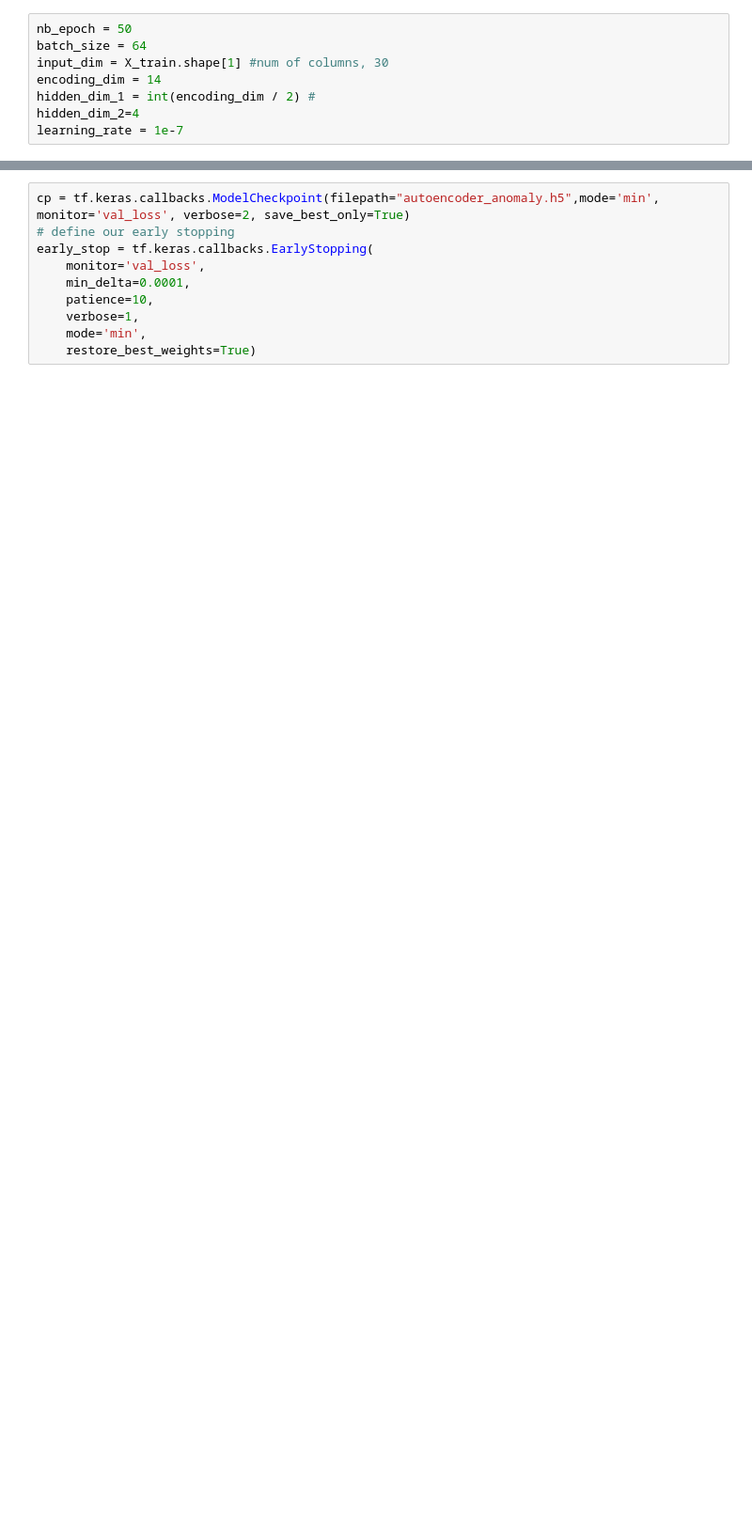
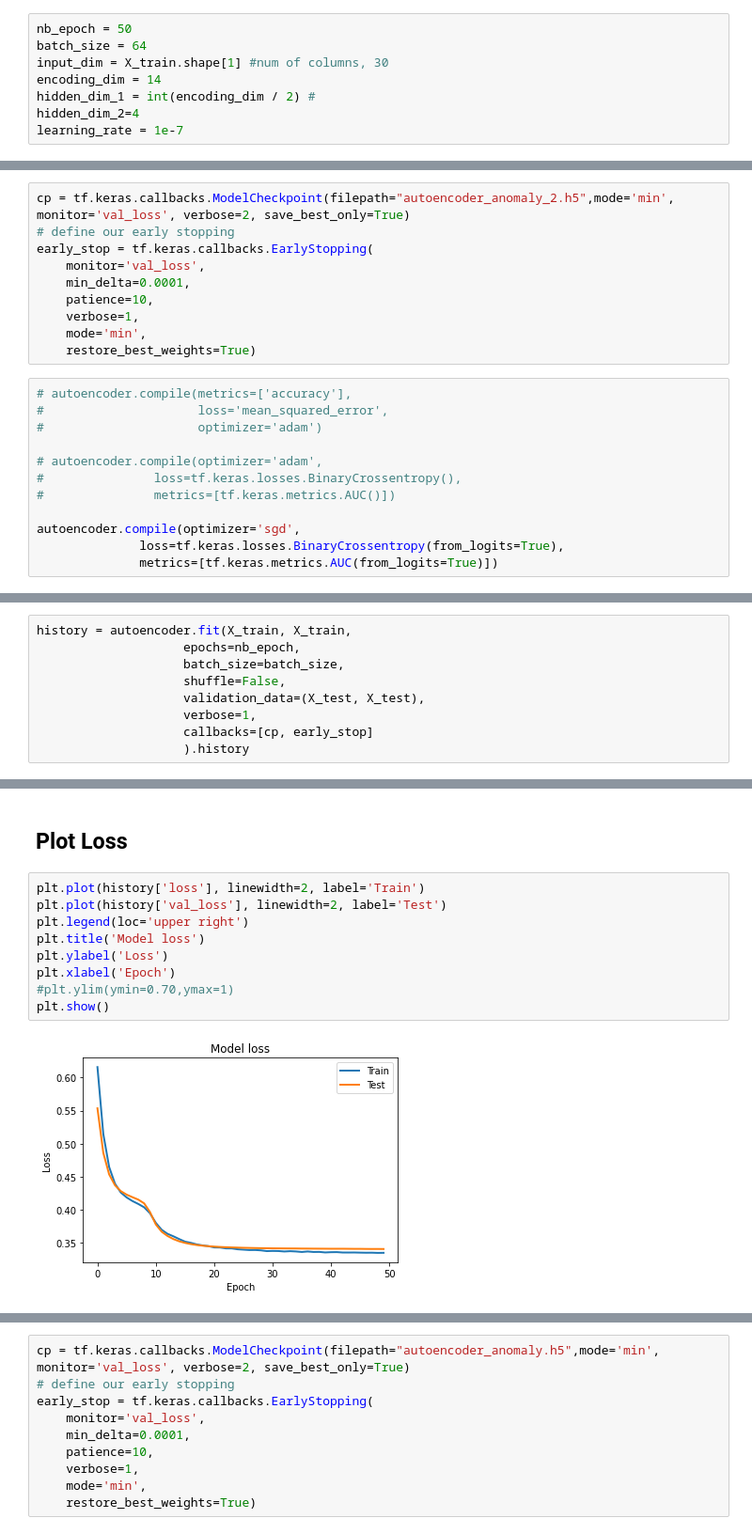
Before and after one commit to ChetanaRajabhoj/kagglex-project, a Jupyter notebook: notebooks/4.0-cr-model-1-autoencoder.ipynb, the cells around one changed output, grey strips where cells are left out. Shown at 94% size. Saved outputs shown, nothing was run; the diff lists cells and outputs as text; blank space fills up the shorter version.

```diff
--- a/notebooks/4.0-cr-model-1-autoencoder.ipynb
+++ b/notebooks/4.0-cr-model-1-autoencoder.ipynb
@@ -148,2 +157,24 @@ Trainable params: 1,052
 Non-trainable params: 0
 _________________________________________________________________
+# %%
+cp = tf.keras.callbacks.ModelCheckpoint(filepath="autoencoder_anomaly_2.h5",mode='min', monitor='val_loss', verbose=2, save_best_only=True)
+# define our early stopping
+early_stop = tf.keras.callbacks.EarlyStopping(
+    monitor='val_loss',
+    min_delta=0.0001,
+    patience=10,
+    verbose=1,
+    mode='min',
+    restore_best_weights=True)
+# %%
+# autoencoder.compile(metrics=['accuracy'],
+#                     loss='mean_squared_error',
+#                     optimizer='adam')
+
+# autoencoder.compile(optimizer='adam',
+#               loss=tf.keras.losses.BinaryCrossentropy(),
+#               metrics=[tf.keras.metrics.AUC()])
+
+autoencoder.compile(optimizer='sgd',
+              loss=tf.keras.losses.BinaryCrossentropy(from_logits=True),
+              metrics=[tf.keras.metrics.AUC(from_logits=True)])
@@ -149,0 +183,9 @@ _________________________________________________________________
+# %%
+history = autoencoder.fit(X_train, X_train,
+                    epochs=nb_epoch,
+                    batch_size=batch_size,
+                    shuffle=False,
+                    validation_data=(X_test, X_test),
+                    verbose=1,
+                    callbacks=[cp, early_stop]
+                    ).history
@@ -149,0 +210,13 @@ _________________________________________________________________
+# %% [markdown]
+## Plot Loss
+# %%
+plt.plot(history['loss'], linewidth=2, label='Train')
+plt.plot(history['val_loss'], linewidth=2, label='Test')
+plt.legend(loc='upper right')
+plt.title('Model loss')
+plt.ylabel('Loss')
+plt.xlabel('Epoch')
+#plt.ylim(ymin=0.70,ymax=1)
+plt.show()
+# %% [output]
+[figure, added]
```
Also changed, not shown: parts of 41 cells of this notebook.
